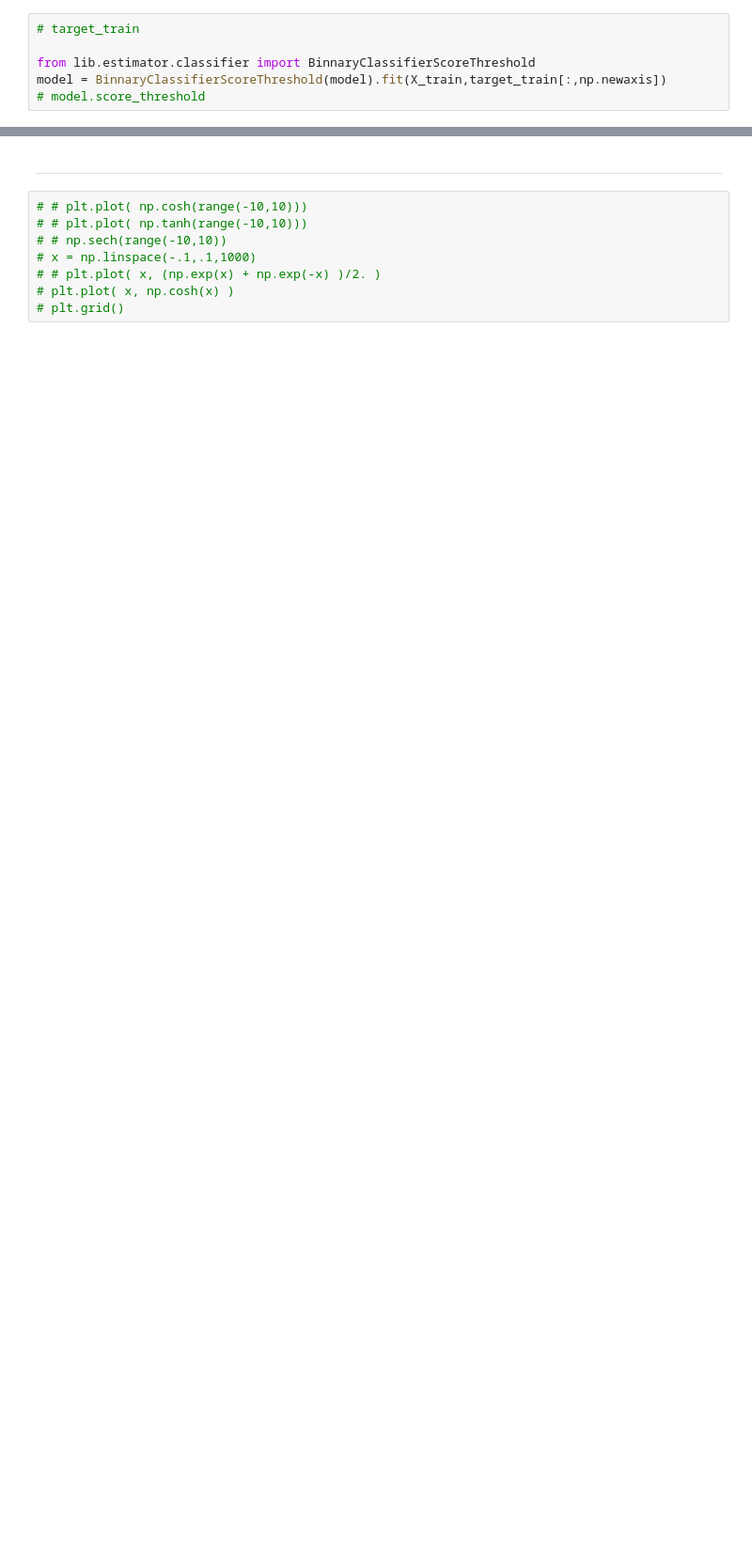
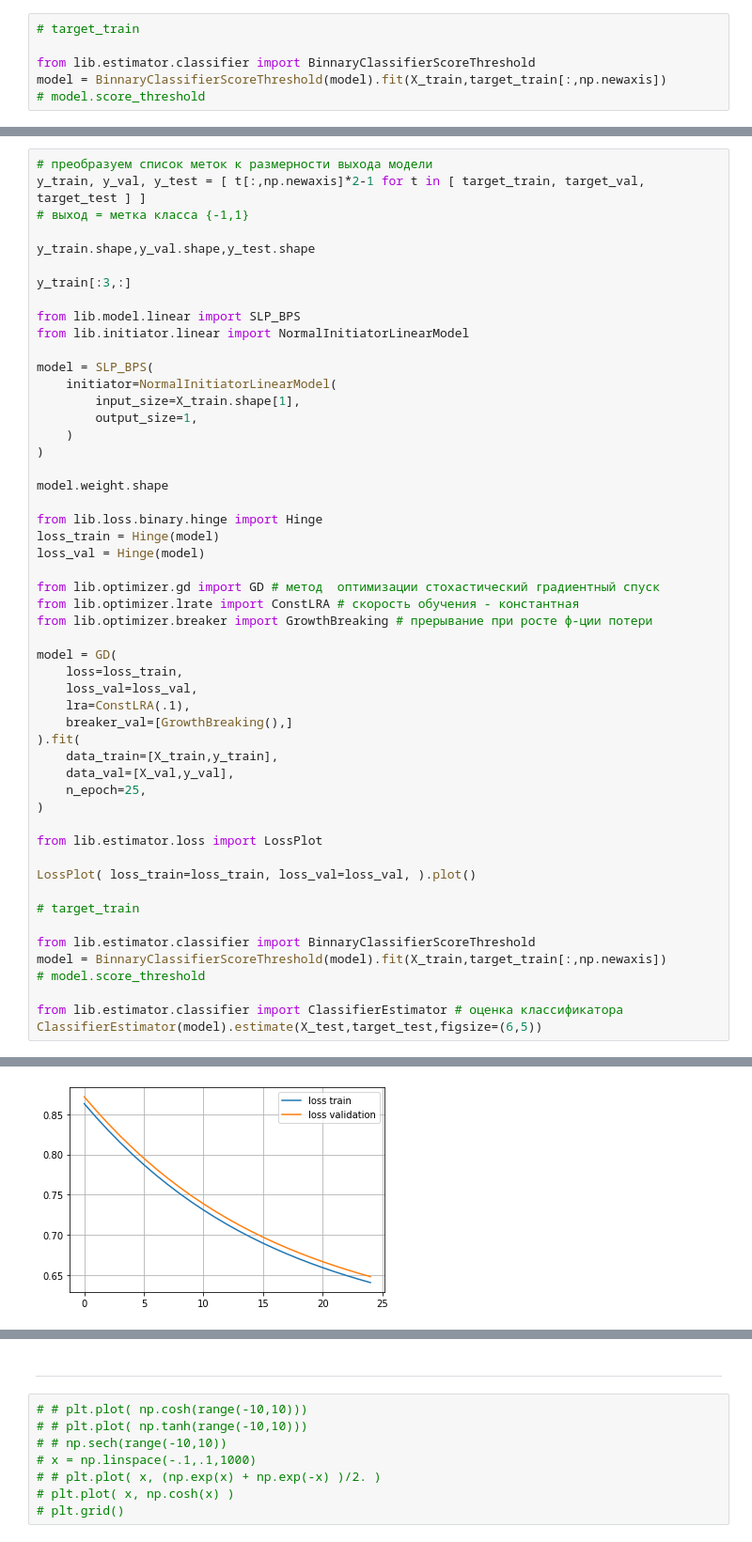
Before and after one commit to mechanoid5/ml_lib, a Jupyter notebook: classifier_bin.ipynb, the cells around one changed output, grey strips where cells are left out. Shown: that part at 94% size. Saved outputs shown, nothing was run; the diff lists cells and outputs as text; blank space fills up the shorter version.

```diff
--- a/classifier_bin.ipynb
+++ b/classifier_bin.ipynb
@@ -233,0 +234,53 @@ weighted avg       1.00      1.00      1.00      3300
+# %%
+# преобразуем список меток к размерности выхода модели
+y_train, y_val, y_test = [ t[:,np.newaxis]*2-1 for t in [ target_train, target_val, target_test ] ]
+# выход = метка класса {-1,1}
+
+y_train.shape,y_val.shape,y_test.shape
+
+y_train[:3,:]
+
+from lib.model.linear import SLP_BPS
+from lib.initiator.linear import NormalInitiatorLinearModel
+
+model = SLP_BPS(
+    initiator=NormalInitiatorLinearModel(
+        input_size=X_train.shape[1],
+        output_size=1,
+    )
+)
+
+model.weight.shape
+
+from lib.loss.binary.hinge import Hinge
+loss_train = Hinge(model)
+loss_val = Hinge(model)
+
+from lib.optimizer.gd import GD # метод  оптимизации стохастический градиентный спуск
+from lib.optimizer.lrate import ConstLRA # скорость обучения - константная
+from lib.optimizer.breaker import GrowthBreaking # прерывание при росте ф-ции потери
+
+model = GD(
+    loss=loss_train,
+    loss_val=loss_val,
+    lra=ConstLRA(.1),
+    breaker_val=[GrowthBreaking(),]
+).fit(
+    data_train=[X_train,y_train],
+    data_val=[X_val,y_val],
+    n_epoch=25,
+)
+
+from lib.estimator.loss import LossPlot
+
+LossPlot( loss_train=loss_train, loss_val=loss_val, ).plot()
+
+# target_train
+
+from lib.estimator.classifier import BinnaryClassifierScoreThreshold
+model = BinnaryClassifierScoreThreshold(model).fit(X_train,target_train[:,np.newaxis])
+# model.score_threshold
+
+from lib.estimator.classifier import ClassifierEstimator # оценка классификатора
+ClassifierEstimator(model).estimate(X_test,target_test,figsize=(6,5))
+# %% [output]
@@ -233,0 +302 @@ weighted avg       1.00      1.00      1.00      3300
+[figure, added]
```
Also changed, not shown: parts of 11 cells of this notebook, 2 other files.
